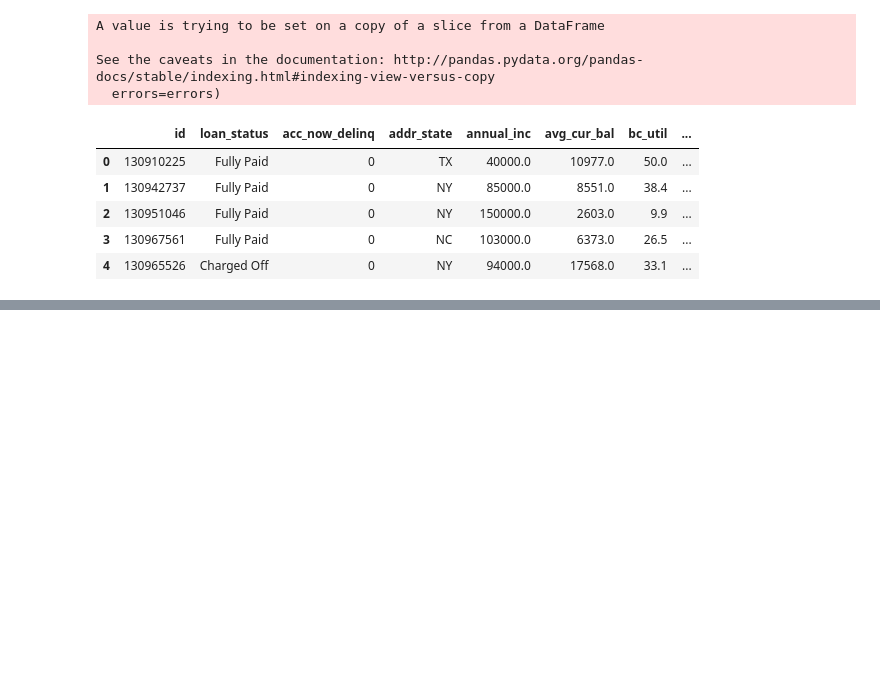
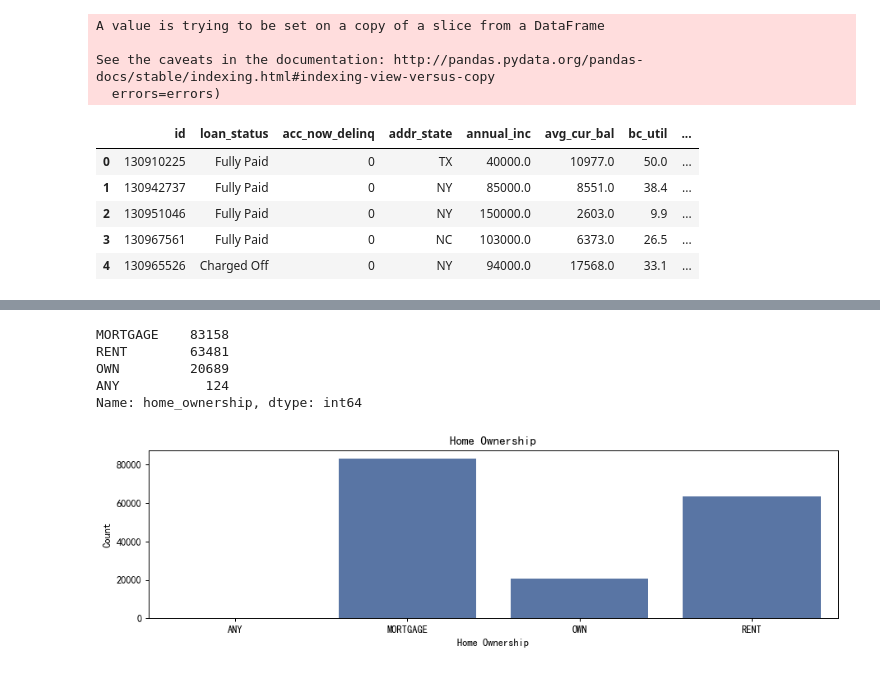
Before and after one commit to cloudmusiccc/LendingAnalysis, a Jupyter notebook: 数据处理.ipynb, the cells around one changed output, grey strips where cells are left out. Saved outputs shown, nothing was run; the diff lists cells and outputs as text; code cells hidden in the pictures; blank space fills up the shorter version.

```diff
--- a/数据处理.ipynb
+++ b/数据处理.ipynb
@@ -284,0 +297,12 @@ plot_var('emp_length', 'Employment Length', continuous=False)
+# %%
+df['home_ownership'].value_counts()
+# %% [output]
+MORTGAGE    83158
+RENT        63481
+OWN         20689
+ANY           124
+Name: home_ownership, dtype: int64
+# %%
+plotCount('home_ownership','Home Ownership')
+# %% [output]
+[figure, added]
```
Also changed, not shown: parts of 25 cells of this notebook.
